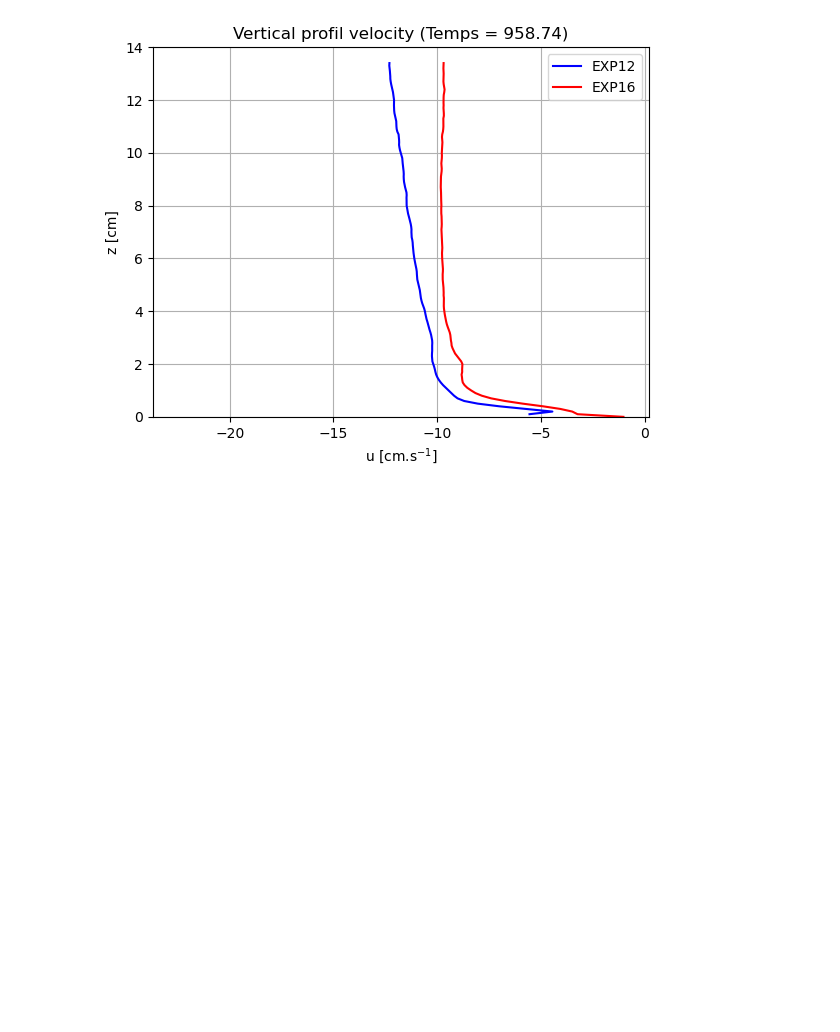
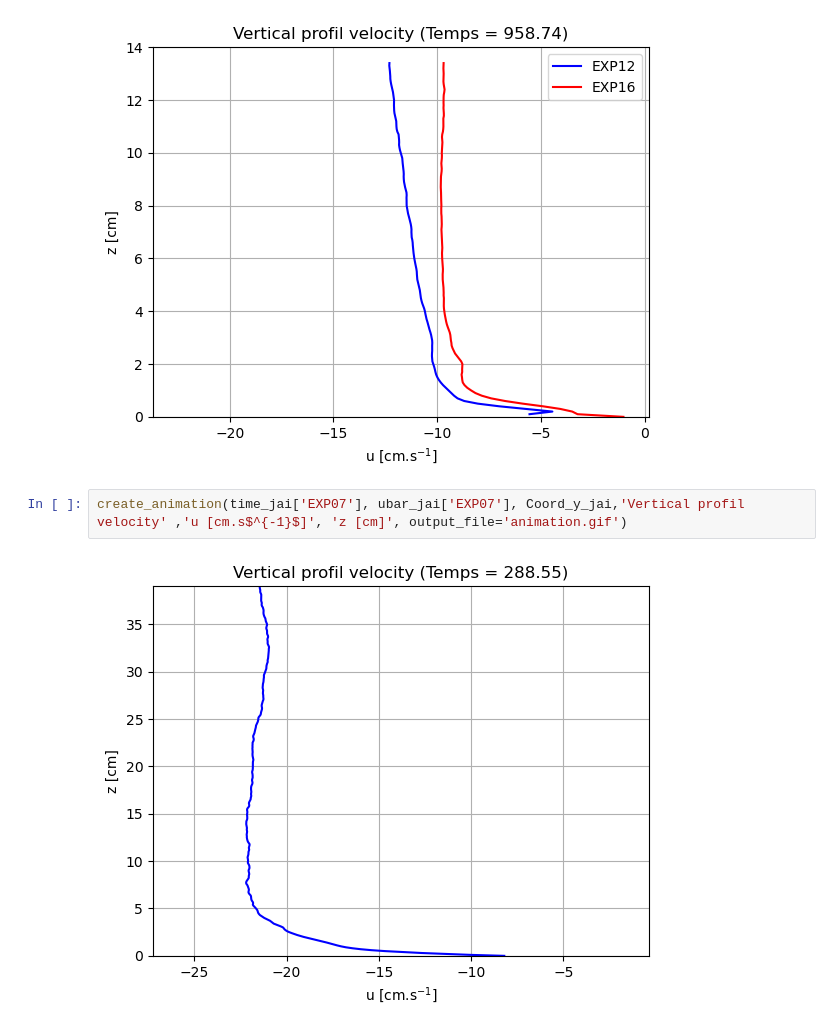
Before and after one commit to Max-Coppin/Entrainment_notebook, a Jupyter notebook: Script_animation_profil.ipynb, the cells around one changed output. Cells and saved outputs as stored; diff of their text form; blank space fills up the shorter version.

```diff
--- a/Script_animation_profil.ipynb
+++ b/Script_animation_profil.ipynb
@@ -121,3 +121,7 @@ from animation_utils import create_animation_dual
 create_animation_dual(time_stereo['EXP12'], ubar_stereo['EXP12'],ubar_stereo['EXP16'], Coord_y_stereo, 'Vertical profil velocity' , 'u [cm.s$^{-1}$]', 'z [cm]', 'EXP12', 'EXP16')
 # %% [output]
 [figure]
+# %%
+create_animation(time_jai['EXP07'], ubar_jai['EXP07'], Coord_y_jai,'Vertical profil velocity' ,'u [cm.s$^{-1}$]', 'z [cm]', output_file='animation.gif')
+# %% [output]
+[figure, added]
```
Also changed, not shown: 4 other files.
